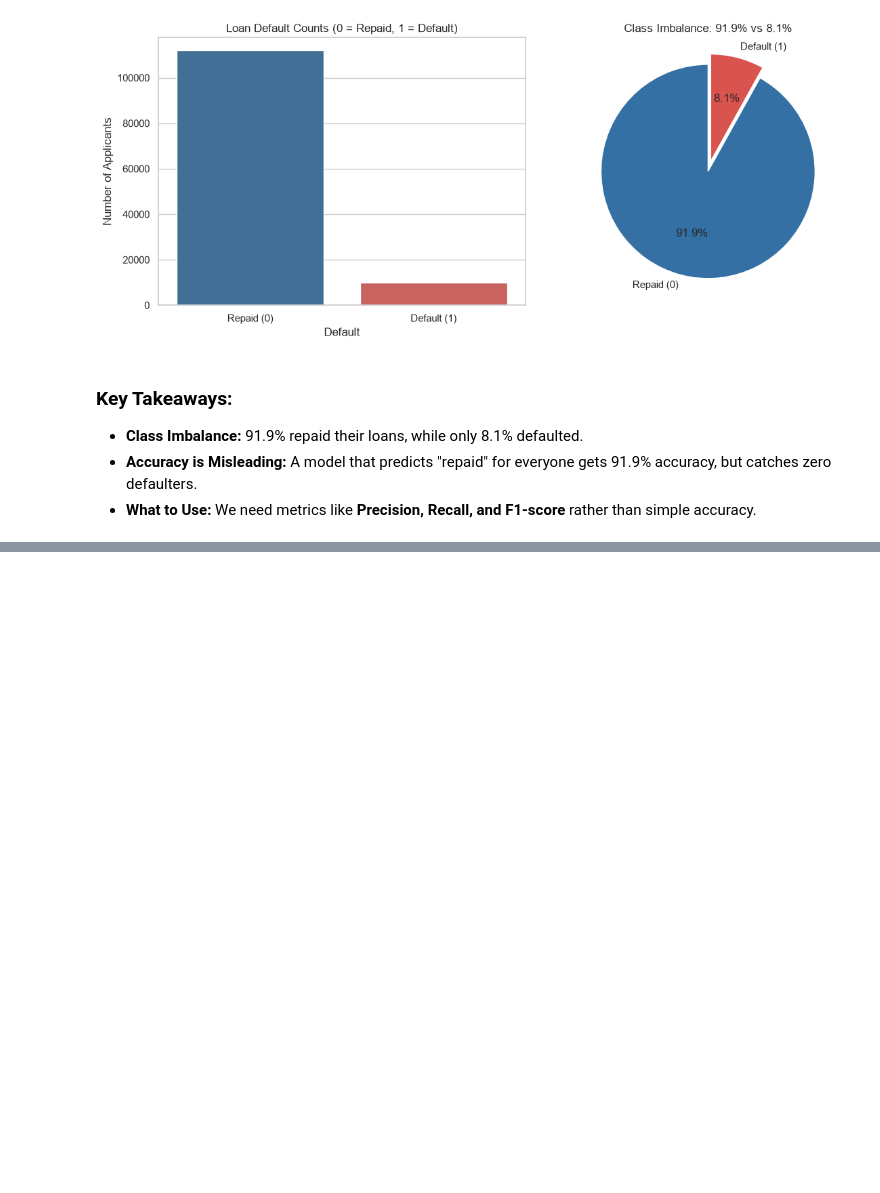
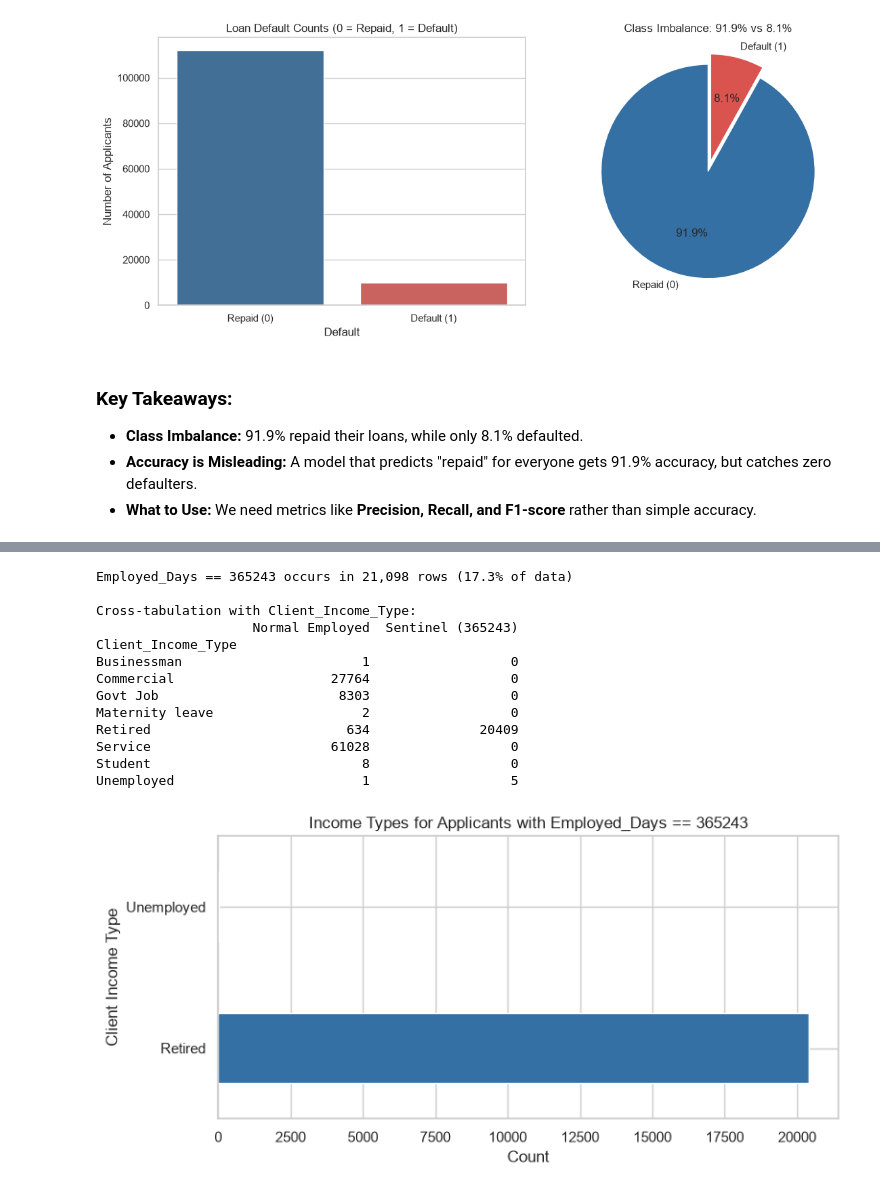
Before and after one commit to Pasiya990/FDM-AutoMobile_Loan_Default_Modelling, a Jupyter notebook: notebooks/02_eda.ipynb, the cells around one changed output, grey strips where cells are left out. Saved outputs shown, nothing was run; the diff lists cells and outputs as text; code cells hidden in the pictures; blank space fills up the shorter version.

Commit message:
feat(eda): investigate Employed_Days sentinel 365243 and income type correlation

```diff
--- a/notebooks/02_eda.ipynb
+++ b/notebooks/02_eda.ipynb
@@ -90,0 +94,35 @@ Name: proportion, dtype: float64
+# %%
+# Count occurrences of 365243
+sentinel_count = (df['Employed_Days'] == 365243).sum()
+sentinel_pct = (sentinel_count / len(df)) * 100
+print(f"Employed_Days == 365243 occurs in {sentinel_count:,} rows ({sentinel_pct:.1f}% of data)")
+
+# Cross-tabulation with Client_Income_Type
+ct = pd.crosstab(df['Client_Income_Type'], df['Employed_Days'] == 365243)
+ct.columns = ['Normal Employed', 'Sentinel (365243)']
+print("\nCross-tabulation with Client_Income_Type:")
+print(ct)
+
+# Simple horizontal bar plot
+plt.figure(figsize=(8, 4))
+df[df['Employed_Days'] == 365243]['Client_Income_Type'].value_counts().plot(kind='barh', color='#3470a3')
+plt.title('Income Types for Applicants with Employed_Days == 365243')
+plt.xlabel('Count')
+plt.ylabel('Client Income Type')
+plt.tight_layout()
+plt.show()
+# %% [output]
+Employed_Days == 365243 occurs in 21,098 rows (17.3% of data)
+
+Cross-tabulation with Client_Income_Type:
+                    Normal Employed  Sentinel (365243)
+Client_Income_Type
+Businessman                       1                  0
+Commercial                    27764                  0
+Govt Job                       8303                  0
+Maternity leave                   2                  0
+Retired                         634              20409
+Service                       61028                  0
+Student                           8                  0
+Unemployed                        1                  5
+[figure, added]
```
Also changed, not shown: parts of 2 cells of this notebook.
